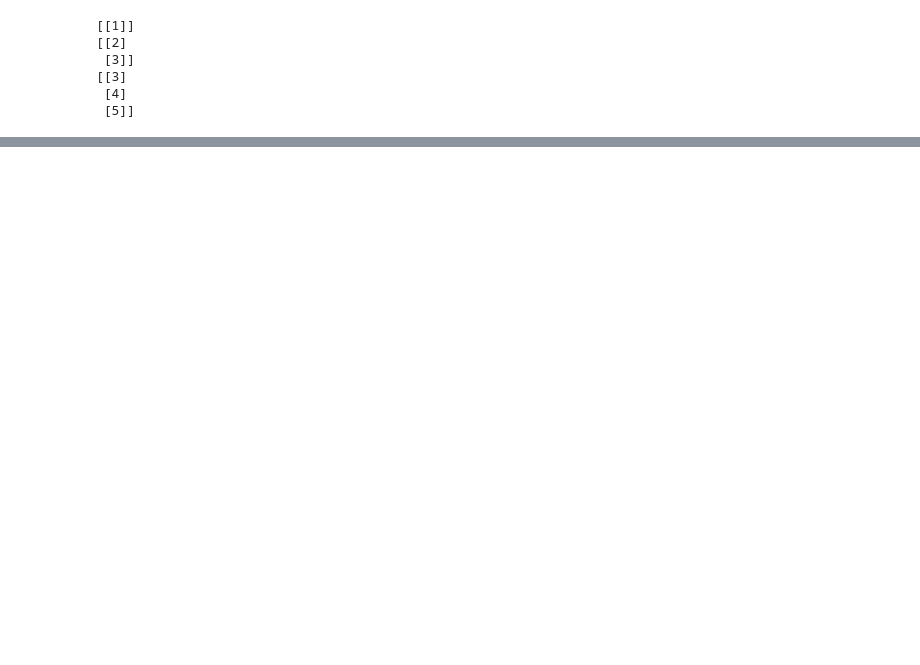
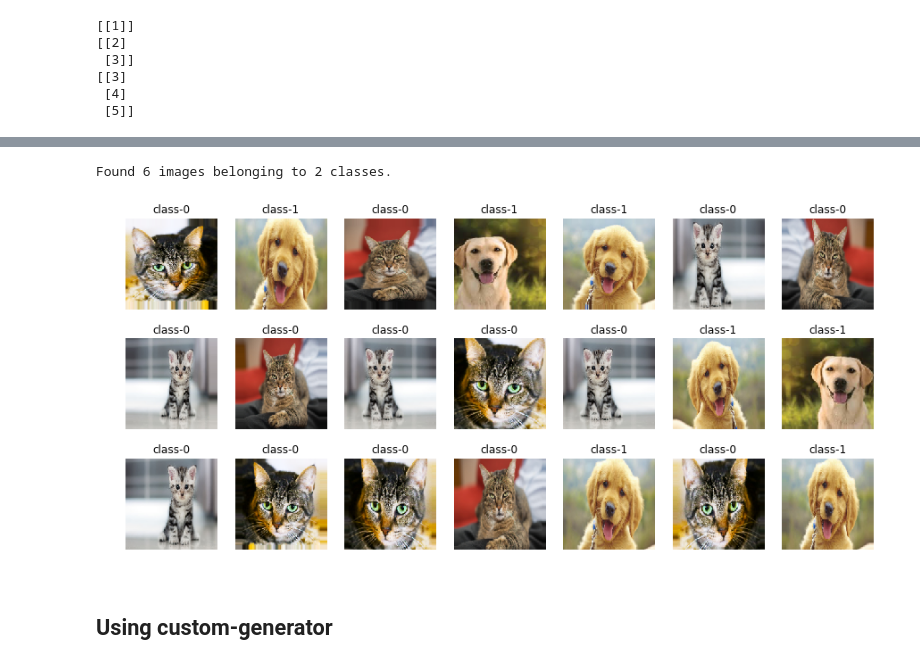
Before and after one commit to edyoda/AI101-DeepLearning, a Jupyter notebook: 2.10 Tensorflow Datasets.ipynb, the cells around one changed output, grey strips where cells are left out. Saved outputs shown, nothing was run; the diff lists cells and outputs as text; code cells hidden in the pictures; blank space fills up the shorter version.

```diff
--- a/2.10 Tensorflow Datasets.ipynb
+++ b/2.10 Tensorflow Datasets.ipynb
@@ -62,0 +111,33 @@ with tf.Session() as sess:
+# %%
+datagen = ImageDataGenerator(
+        shear_range=0.2,
+        zoom_range=0.2,
+        horizontal_flip=True)
+
+dataiter = datagen.flow_from_directory(
+        'img/catsvsdogs',
+        target_size=(150, 150),
+        batch_size=32,
+        class_mode='categorical')
+i = 0
+for batch in dataiter:
+    i += 1
+    if i > 20:
+        break  # otherwise the generator would loop indefinitely
+# %% [output]
+Found 6 images belonging to 2 classes.
+# %%
+i = 0
+fig,ax = plt.subplots(nrows=3,ncols=7,figsize=(15,7))
+
+for batch in dataiter:
+    ax[indices[i][0],indices[i][1]].imshow(np.array(batch[0][0],dtype=np.uint8))
+    ax[indices[i][0],indices[i][1]].axis('off')
+    ax[indices[i][0],indices[i][1]].set_title('class-'+str(np.argmax(batch[1])))
+    i += 1
+    if i > 20:
+        break  # otherwise the generator would loop indefinitely
+# %% [output]
+[figure, added]
+# %% [markdown]
+## Using custom-generator
```
Also changed, not shown: parts of 14 cells of this notebook, 32 other files.
